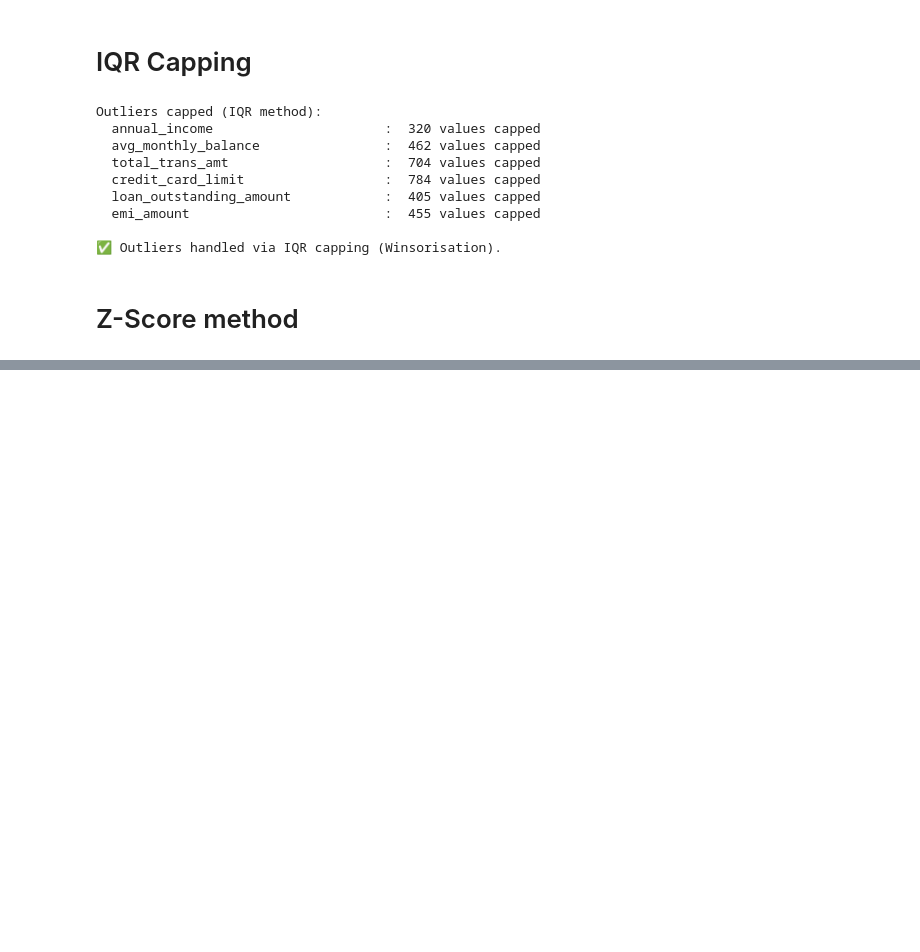
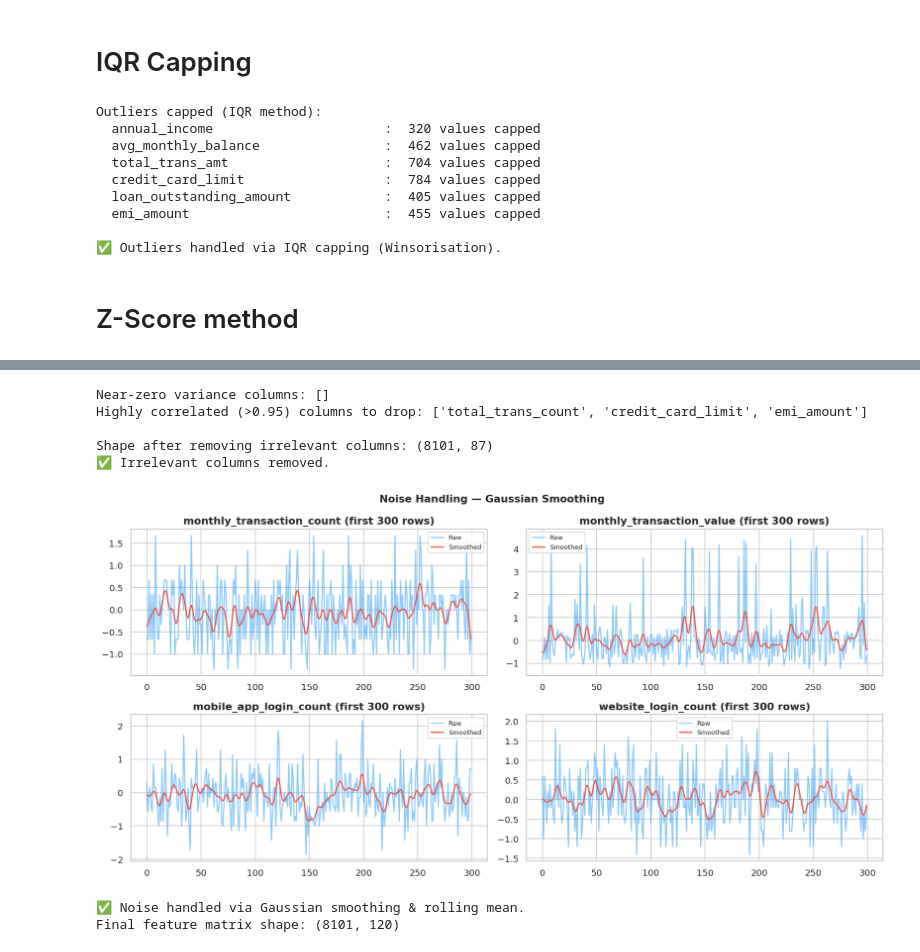
Before and after one commit to ayushi226-del/churnzero, a Jupyter notebook: churn_0.ipynb, the cells around one changed output, grey strips where cells are left out. Cells and saved outputs as stored; diff of their text form; code cells hidden in the pictures; blank space fills up the shorter version.

```diff
--- a/churn_0.ipynb
+++ b/churn_0.ipynb
@@ -841,0 +835,16 @@ Rows with Z-score > 3 in key financial columns: 593
+# %%
+str_cols = df.select_dtypes(include='object').columns.tolist()
+str_cols = [c for c in str_cols if c != 'customer_id']  # skip ID
+
+for col in str_cols:
+    df[col] = (df[col]
+               .astype(str)
+               .str.strip()          # remove leading/trailing spaces
+               .str.lower()          # lowercase
+               .str.replace(r'\s+', ' ', regex=True)  # collapse whitespace
+               .str.replace(r'[^a-z0-9 _\-]', '', regex=True))  # remove special chars
+
+print('Unique values after text standardisation:')
+for col in str_cols[:6]:
+    print(f'  {col}: {df[col].unique()}')
+print('✅ Text standardised.')
@@ -841,0 +899,62 @@ Rows with Z-score > 3 in key financial columns: 593
+# %%
+# ── 1. Drop unique identifier ─────────────────────────────────────────────
+drop_cols = ['customer_id']
+
+# ── 2. Drop near-zero-variance columns ───────────────────────────────────
+num_df  = df.drop(columns=drop_cols + ['churn'], errors='ignore').select_dtypes(include=np.number)
+low_var = num_df.columns[(num_df.std() < 0.01)].tolist()
+print(f'Near-zero variance columns: {low_var}')
+drop_cols += low_var
+
+# ── 3. Drop highly correlated redundant features (|r| > 0.95) ────────────
+corr_matrix = num_df.drop(columns=low_var, errors='ignore').corr().abs()
+upper       = corr_matrix.where(np.triu(np.ones(corr_matrix.shape), k=1).astype(bool))
+high_corr   = [col for col in upper.columns if any(upper[col] > 0.95)]
+print(f'Highly correlated (>0.95) columns to drop: {high_corr}')
+drop_cols += high_corr
+
+df.drop(columns=drop_cols, inplace=True, errors='ignore')
+print(f'\nShape after removing irrelevant columns: {df.shape}')
+print('✅ Irrelevant columns removed.')
+# %% [output]
+Near-zero variance columns: []
+Highly correlated (>0.95) columns to drop: ['total_trans_count', 'credit_card_limit', 'emi_amount']
+
+Shape after removing irrelevant columns: (8101, 87)
+✅ Irrelevant columns removed.
+# %%
+# ── Method 1: Gaussian Smoothing on noisy time-series-like columns ────────
+noisy_cols = ['monthly_transaction_count', 'monthly_transaction_value',
+              'mobile_app_login_count', 'website_login_count']
+
+from scipy.ndimage import gaussian_filter1d
+
+fig, axes = plt.subplots(2, 2, figsize=(14, 7))
+axes = axes.flatten()
+for i, col in enumerate(noisy_cols):
+    if col in X_final.columns:
+        raw      = X_final[col].values
+        smoothed = gaussian_filter1d(raw, sigma=2)
+        axes[i].plot(raw[:300],      alpha=0.5, label='Raw',      color='#2196F3')
+        axes[i].plot(smoothed[:300], alpha=0.9, label='Smoothed', color='#F44336', lw=1.5)
+        axes[i].set_title(f'{col} (first 300 rows)', fontweight='bold')
+        axes[i].legend(fontsize=8)
+
+plt.suptitle('Noise Handling — Gaussian Smoothing', fontsize=13, fontweight='bold')
+plt.tight_layout()
+plt.show()
+# %% [output]
+[figure, added]
+# %%
+# ── Method 2: Rolling-mean smoothing ─────────────────────────────
+for col in noisy_cols:
+    if col in X_scaled.columns:                      # ← was X_final, now X_scaled
+        X_scaled[col + '_smoothed'] = (
+            X_scaled[col].rolling(window=5, min_periods=1, center=True).mean()
+        )
+
+print('✅ Noise handled via Gaussian smoothing & rolling mean.')
+print(f'Final feature matrix shape: {X_scaled.shape}')
+# %% [output]
+✅ Noise handled via Gaussian smoothing & rolling mean.
+Final feature matrix shape: (8101, 120)
```
Also changed, not shown: parts of 22 cells of this notebook.
